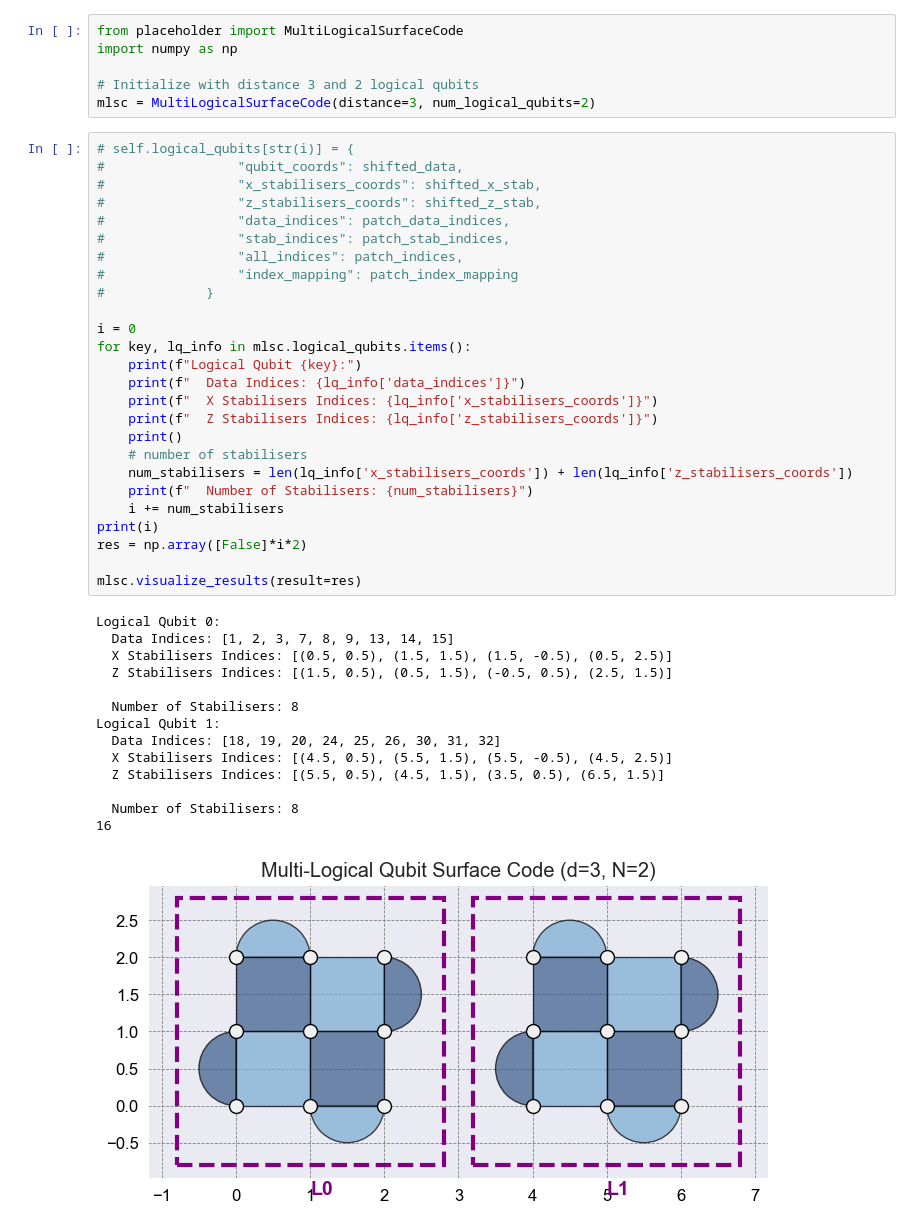
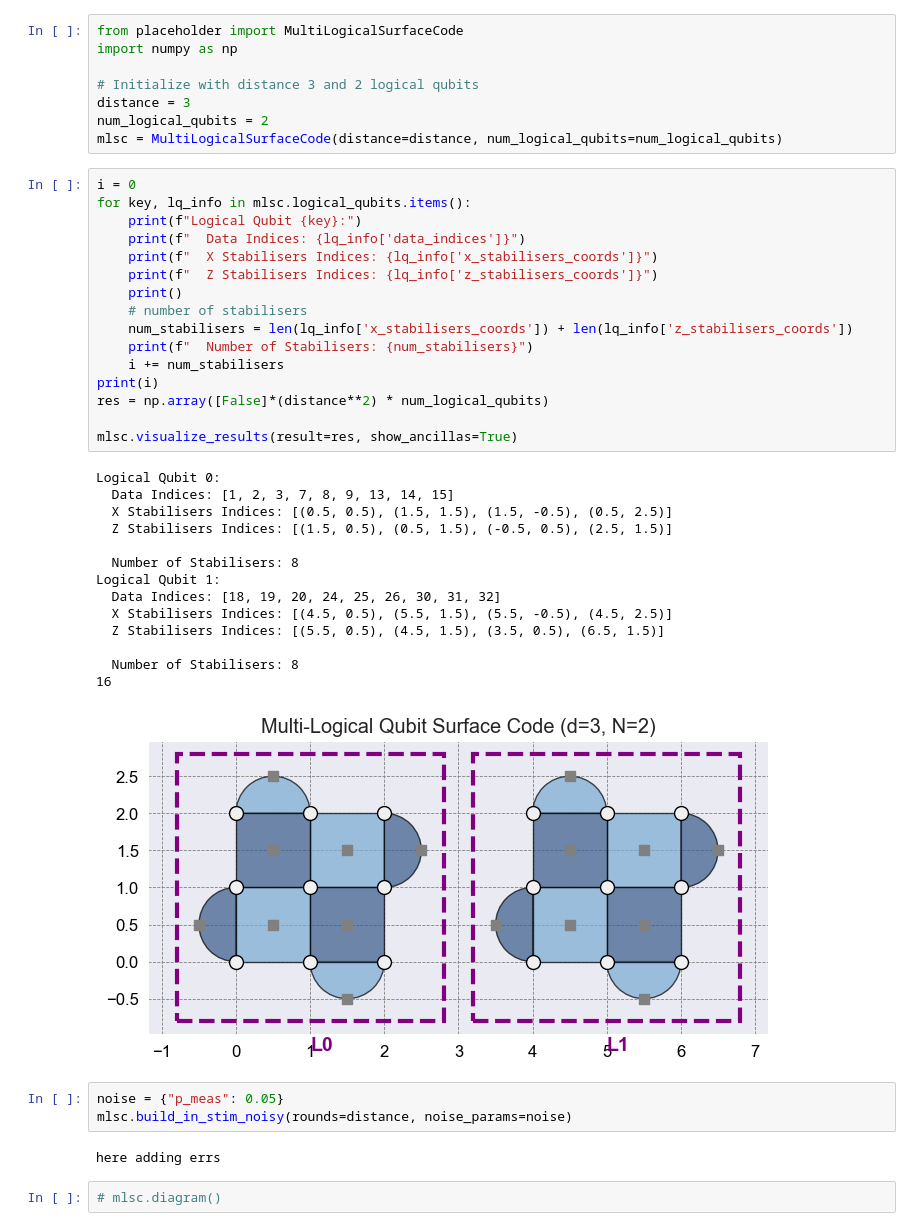
Before and after one commit to BjarneS2/Simulation_on_QEC_with_reconfigurable_atom_arrays, a Jupyter notebook: test_multi.ipynb, the cells around one changed output. Cells and saved outputs as stored; diff of their text form.

Commit message:
wip on multi qubit operations

```diff
--- a/test_multi.ipynb
+++ b/test_multi.ipynb
@@ -3,45 +3,44 @@ from placeholder import MultiLogicalSurfaceCode
 import numpy as np
 
 # Initialize with distance 3 and 2 logical qubits
-mlsc = MultiLogicalSurfaceCode(distance=3, num_logical_qubits=2)
+distance = 3
+num_logical_qubits = 2
+mlsc = MultiLogicalSurfaceCode(distance=distance, num_logical_qubits=num_logical_qubits)
 # %%
-# self.logical_qubits[str(i)] = {
-#                 "qubit_coords": shifted_data,
-#                 "x_stabilisers_coords": shifted_x_stab,
-#                 "z_stabilisers_coords": shifted_z_stab,
-#                 "data_indices": patch_data_indices,
-#                 "stab_indices": patch_stab_indices,
-#                 "all_indices": patch_indices,
-#                 "index_mapping": patch_index_mapping
-#             }
-
 i = 0
 for key, lq_info in mlsc.logical_qubits.items():
     print(f"Logical Qubit {key}:")
     print(f"  Data Indices: {lq_info['data_indices']}")
     print(f"  X Stabilisers Indices: {lq_info['x_stabilisers_coords']}")
     print(f"  Z Stabilisers Indices: {lq_info['z_stabilisers_coords']}")
     print()
     # number of stabilisers
     num_stabilisers = len(lq_info['x_stabilisers_coords']) + len(lq_info['z_stabilisers_coords'])
     print(f"  Number of Stabilisers: {num_stabilisers}")
     i += num_stabilisers
 print(i)
-res = np.array([False]*i*2)
+res = np.array([False]*(distance**2) * num_logical_qubits)
 
-mlsc.visualize_results(result=res)
+mlsc.visualize_results(result=res, show_ancillas=True)
 # %% [output]
 Logical Qubit 0:
   Data Indices: [1, 2, 3, 7, 8, 9, 13, 14, 15]
   X Stabilisers Indices: [(0.5, 0.5), (1.5, 1.5), (1.5, -0.5), (0.5, 2.5)]
   Z Stabilisers Indices: [(1.5, 0.5), (0.5, 1.5), (-0.5, 0.5), (2.5, 1.5)]
 
   Number of Stabilisers: 8
 Logical Qubit 1:
   Data Indices: [18, 19, 20, 24, 25, 26, 30, 31, 32]
   X Stabilisers Indices: [(4.5, 0.5), (5.5, 1.5), (5.5, -0.5), (4.5, 2.5)]
   Z Stabilisers Indices: [(5.5, 0.5), (4.5, 1.5), (3.5, 0.5), (6.5, 1.5)]
 
   Number of Stabilisers: 8
 16
-[figure, old version]
+[figure, new version]
+# %%
+noise = {"p_meas": 0.05}
+mlsc.build_in_stim_noisy(rounds=distance, noise_params=noise)
+# %% [output]
+here adding errs
+# %%
+# mlsc.diagram()
```
Also changed, not shown: parts of 2 cells of this notebook, 1 other file.
